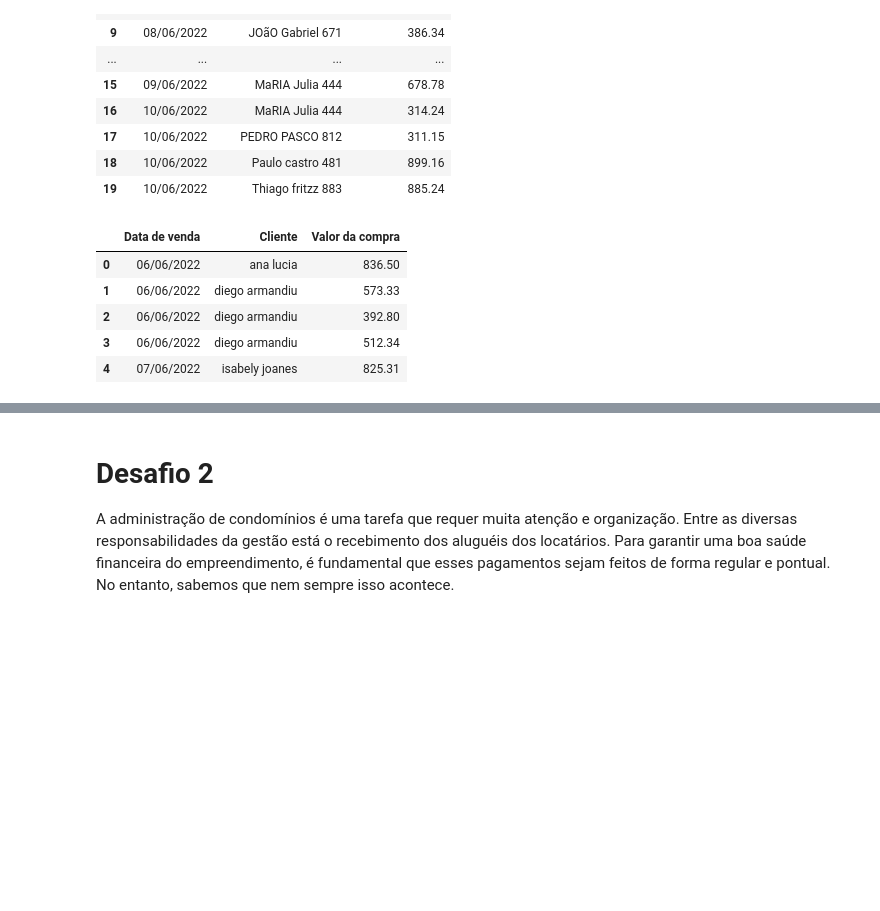
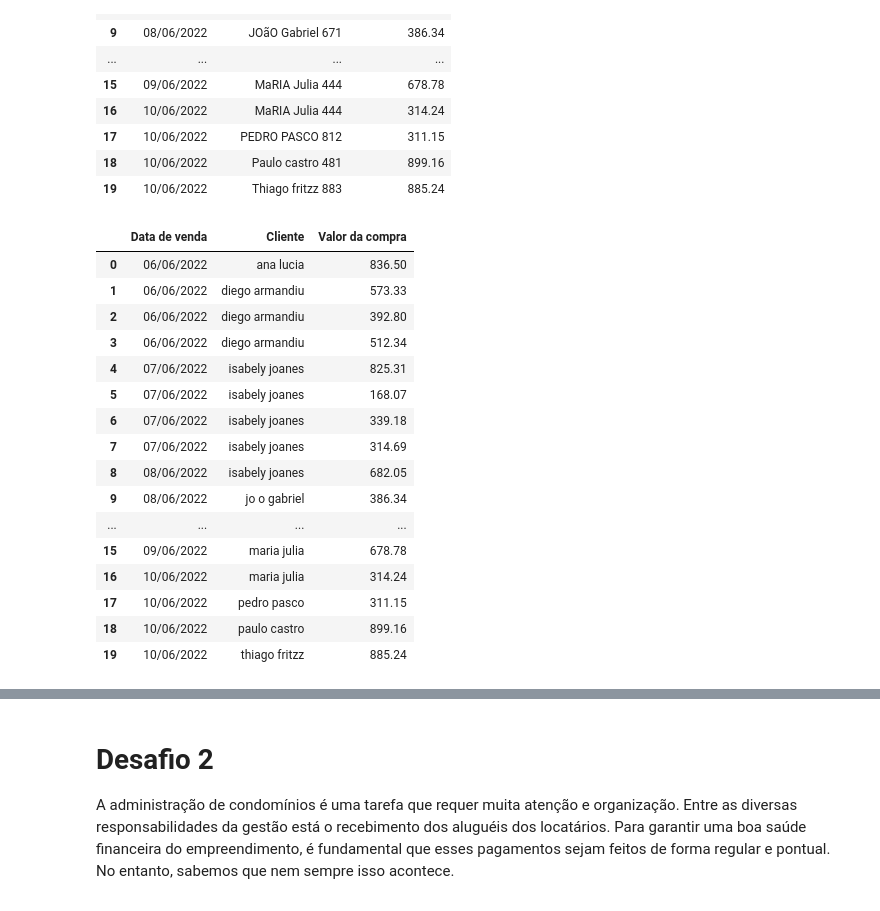
Before and after one commit to tavianu/Aulas-Alura, a Jupyter notebook: Pandas - Transformação e manipulação de dados/Exercícios.ipynb, the cells around one changed output, grey strips where cells are left out. Drawn from its saved outputs; the diff is of its cells as text; code cells hidden in the pictures; blank space fills up the shorter version.

```diff
--- a/Pandas - Transformação e manipulação de dados/Exercícios.ipynb
+++ b/Pandas - Transformação e manipulação de dados/Exercícios.ipynb
@@ -106,17 +106,28 @@ df_vendas_online
 # %%
 # Etapa 3: Na etapa 2, trabalhamos na transformação dos dados numéricos. Agora, podemos trabalhar com valores textuais.
 
 # Devido a uma instabilidade no site da empresa, tivemos problemas com os nomes dos clientes durante o salvamento. Isso resultou em uma coluna de nomes de clientes com uma mistura de letras, maiúsculas e minúsculas, números e outros caracteres.
 
 # Sabendo disso, manipule os textos presentes na coluna Cliente para que seja obtido como resultado os nomes dos clientes em letras minúsculas, com a ausência de caracteres especiais ou números.
 df_vendas_online['Cliente'] = df_vendas_online['Cliente'].str.lower()
 
 df_vendas_online['Cliente'] = df_vendas_online['Cliente'].str.replace('[^a-z ]', ' ', regex = True)
-df_vendas_online.head()
+df_vendas_online
 # %% [output]
 |  | Data de venda | Cliente | Valor da compra |
 | 0 | 06/06/2022 | ana lucia | 836.50 |
 | 1 | 06/06/2022 | diego armandiu | 573.33 |
 | 2 | 06/06/2022 | diego armandiu | 392.80 |
 | 3 | 06/06/2022 | diego armandiu | 512.34 |
 | 4 | 07/06/2022 | isabely joanes | 825.31 |
+| 5 | 07/06/2022 | isabely joanes | 168.07 |
+| 6 | 07/06/2022 | isabely joanes | 339.18 |
+| 7 | 07/06/2022 | isabely joanes | 314.69 |
+| 8 | 08/06/2022 | isabely joanes | 682.05 |
+| 9 | 08/06/2022 | jo o gabriel | 386.34 |
+| ... | ... | ... | ... |
+| 15 | 09/06/2022 | maria julia | 678.78 |
+| 16 | 10/06/2022 | maria julia | 314.24 |
+| 17 | 10/06/2022 | pedro pasco | 311.15 |
+| 18 | 10/06/2022 | paulo castro | 899.16 |
+| 19 | 10/06/2022 | thiago fritzz | 885.24 |
```
Also changed, not shown: parts of 6 cells of this notebook, 2 other files.
